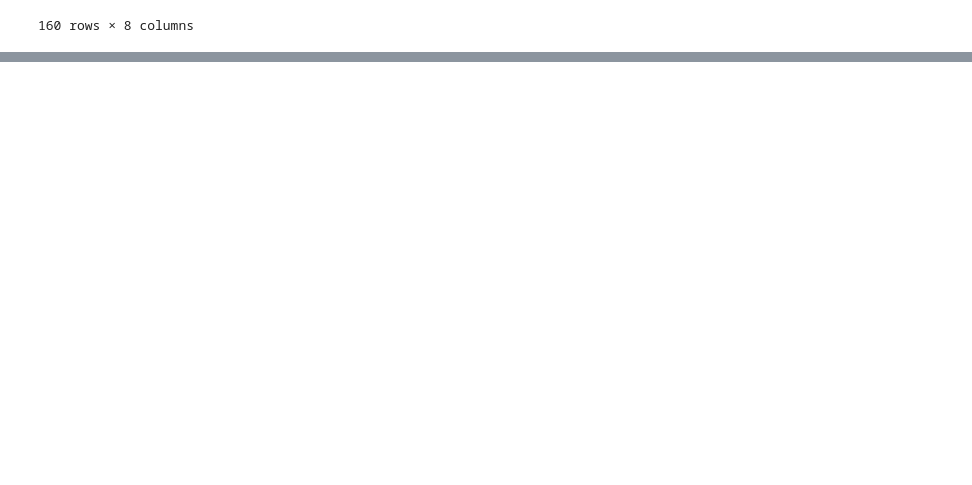
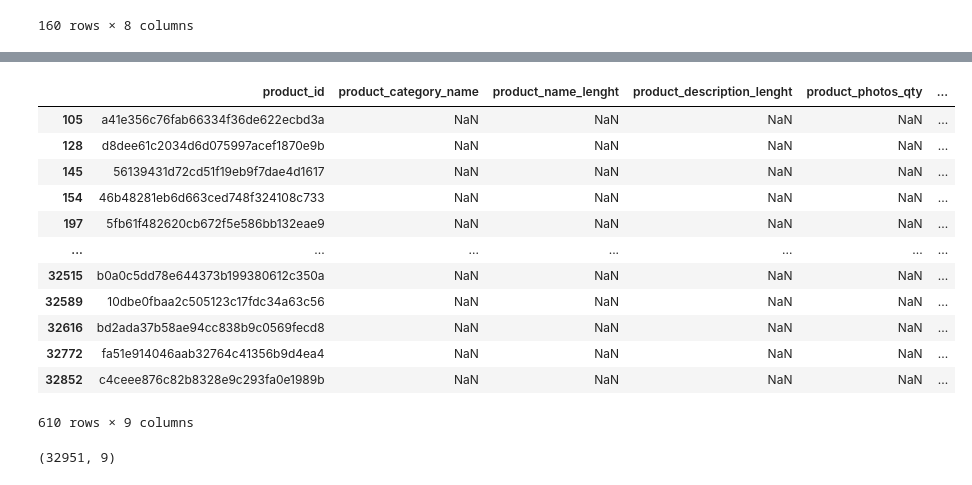
Before and after one commit to MohamedNser/ecommerce-analysis-data-analysis-practice, a Jupyter notebook: brazilian-date-e-commerce.ipynb, the cells around one changed output, grey strips where cells are left out. Cells and saved outputs as stored; diff of their text form; code cells hidden in the pictures; blank space fills up the shorter version.

```diff
--- a/brazilian-date-e-commerce.ipynb
+++ b/brazilian-date-e-commerce.ipynb
@@ -605,0 +650,23 @@ orders[orders['order_approved_at'].isnull()]
+# %%
+pro[pro['product_category_name'].isnull()]
+# 610 products have missing category name and other descriptive columns (name, description, photos)
+# However, they still have physical data (weight, dimensions) which is needed for shipping
+# No action needed now, will be handled during analysis by dropping nulls when category is required
+# %% [output]
+|  | product_id | product_category_name | product_name_lenght | product_description_lenght | product_photos_qty | ... |
+| 105 | a41e356c76fab66334f36de622ecbd3a | NaN | NaN | NaN | NaN | ... |
+| 128 | d8dee61c2034d6d075997acef1870e9b | NaN | NaN | NaN | NaN | ... |
+| 145 | 56139431d72cd51f19eb9f7dae4d1617 | NaN | NaN | NaN | NaN | ... |
+| 154 | 46b48281eb6d663ced748f324108c733 | NaN | NaN | NaN | NaN | ... |
+| 197 | 5fb61f482620cb672f5e586bb132eae9 | NaN | NaN | NaN | NaN | ... |
+| ... | ... | ... | ... | ... | ... | ... |
+| 32515 | b0a0c5dd78e644373b199380612c350a | NaN | NaN | NaN | NaN | ... |
+| 32589 | 10dbe0fbaa2c505123c17fdc34a63c56 | NaN | NaN | NaN | NaN | ... |
+| 32616 | bd2ada37b58ae94cc838b9c0569fecd8 | NaN | NaN | NaN | NaN | ... |
+| 32772 | fa51e914046aab32764c41356b9d4ea4 | NaN | NaN | NaN | NaN | ... |
+| 32852 | c4ceee876c82b8328e9c293fa0e1989b | NaN | NaN | NaN | NaN | ... |
+610 rows × 9 columns
+# %%
+pro.shape
+# %% [output]
+(32951, 9)
```
Also changed, not shown: parts of 9 cells of this notebook.
